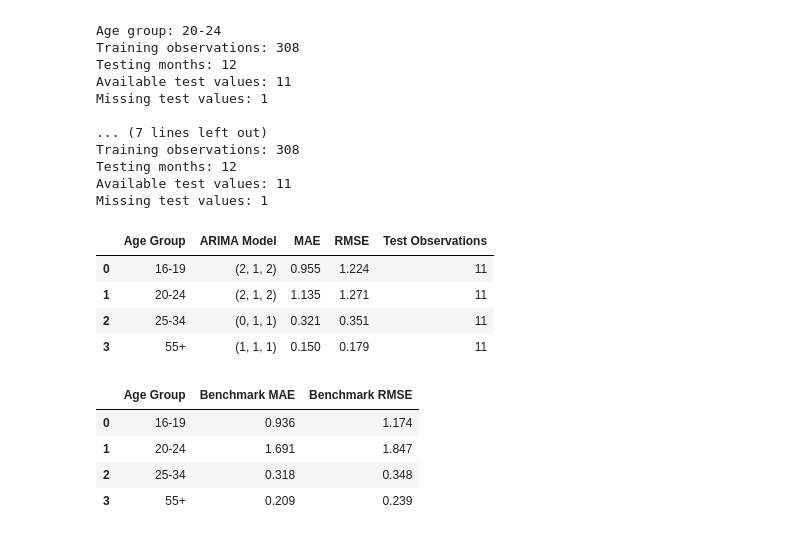
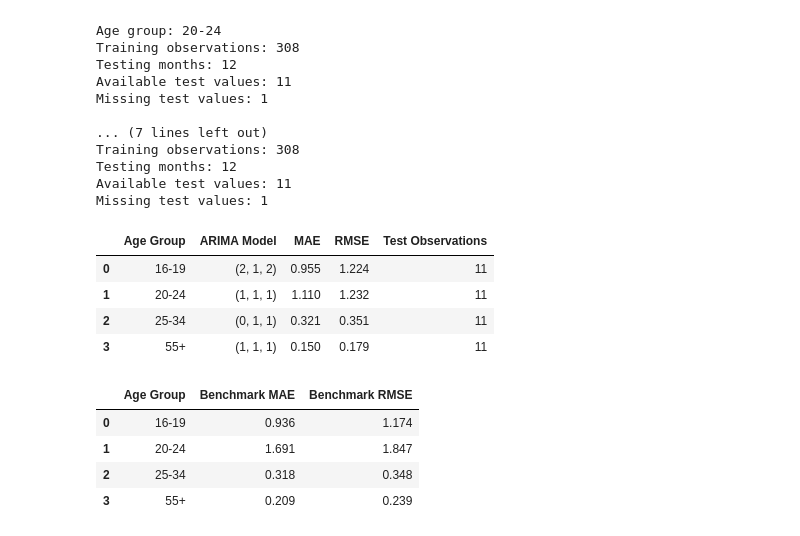
Before and after one commit to naniluciana100-cell/nailuciana100-cell.github.io, a Jupyter notebook: unemployment_project/Unemployment_analysis_FINAL.ipynb, the cells around one changed output. Cells and saved outputs as stored; diff of their text form; code cells hidden in the pictures.

```diff
--- a/unemployment_project/Unemployment_analysis_FINAL.ipynb
+++ b/unemployment_project/Unemployment_analysis_FINAL.ipynb
@@ -1105,7 +1119,7 @@ accuracy_table
 residuals = {}
 
 for group in ["16-19", "20-24", "25-34", "55+"]:
-    actual = series[group].iloc[-12:]
+    actual = age_series[group].iloc[-12:]
     predicted = test_predictions[group]
 
     residuals[group] = actual.values - predicted.values
@@ -1130,7 +1144,7 @@ Mean Forecast Error: 0.05
 plt.figure(figsize=(12, 6))
 
 for group in ["16-19", "20-24", "25-34", "55+"]:
-    dates = series[group].iloc[-12:].index
+    dates = age_series[group].iloc[-12:].index
 
     plt.plot(
         dates,
@@ -1186,7 +1200,7 @@ Ljung-Box p-value: 0.8633
 summary_results = []
 
 for group in ["16-19", "20-24", "25-34", "55+"]:
-    actual = series[group].iloc[-12:]
+    actual = age_series[group].iloc[-12:]
     predicted = test_predictions[group]
 
     mae = mean_absolute_error(actual, predicted)
@@ -1238,7 +1249,7 @@ summary_stats
 # %%
 plt.figure(figsize=(12,6))
 
-for group, data in series.items():
+for group, data in age_series.items():
     plt.plot(data.index, data.values, label=group)
 
 plt.title("U.S. Unemployment Rates by Age Group")
@@ -2022,7 +2037,7 @@ import pandas as pd
 
 orders = {
     "16-19": (2, 1, 2),
-    "20-24": (2, 1, 2),
+    "20-24": (1, 1, 1),
     "25-34": (0, 1, 1),
     "55+": (1, 1, 1)
 }
@@ -2034,34 +2049,34 @@ for group, order in orders.items():
 
     train = data.loc[:"2025-08-01"]
     test = data.loc["2025-09-01":"2026-08-01"]
 
     model = ARIMA(train, order=order).fit()
 
     forecast = model.forecast(steps=12)
     forecast.index = test.index
 
     valid = test.notna()
 
     actual = test[valid]
     predicted = forecast[valid]
 
     mae = np.mean(np.abs(actual - predicted))
     rmse = np.sqrt(np.mean((actual - predicted) ** 2))
 
     results.append({
         "Age Group": group,
         "ARIMA Model": str(order),
         "MAE": round(mae, 3),
         "RMSE": round(rmse, 3),
         "Test Observations": len(actual)
     })
 
 corrected_results = pd.DataFrame(results)
 display(corrected_results)
 # %% [output]
 |  | Age Group | ARIMA Model | MAE | RMSE | Test Observations |
 | 0 | 16-19 | (2, 1, 2) | 0.955 | 1.224 | 11 |
-| 1 | 20-24 | (2, 1, 2) | 1.135 | 1.271 | 11 |
+| 1 | 20-24 | (1, 1, 1) | 1.110 | 1.232 | 11 |
 | 2 | 25-34 | (0, 1, 1) | 0.321 | 0.351 | 11 |
 | 3 | 55+ | (1, 1, 1) | 0.150 | 0.179 | 11 |
 # %%
```
Also changed, not shown: parts of 36 cells of this notebook, 5 other files.
